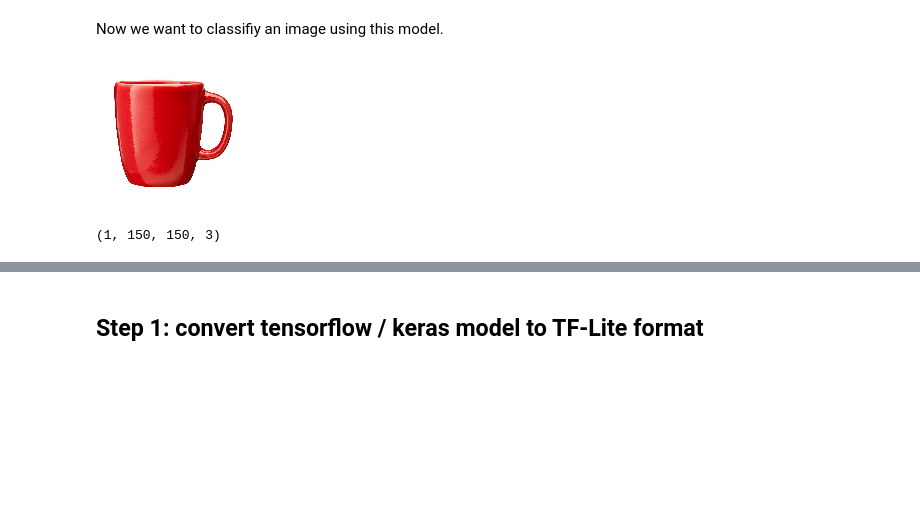
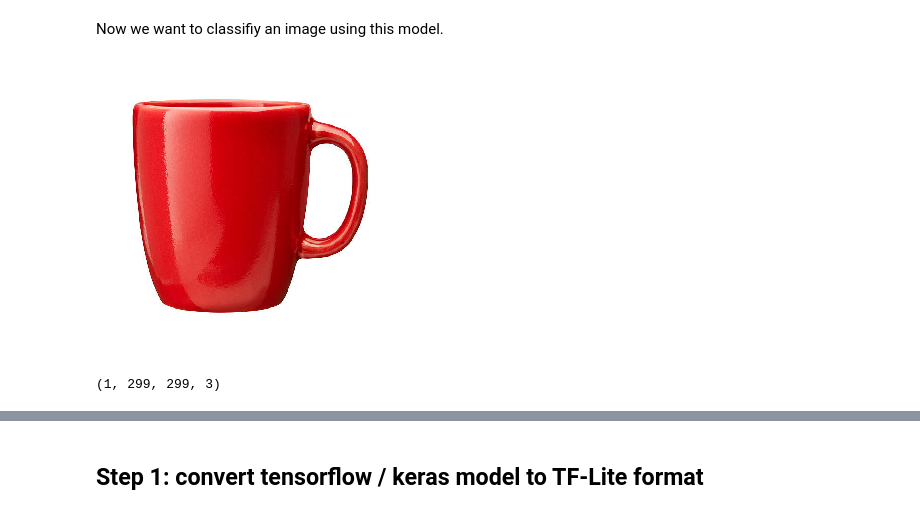
Before and after one commit to bhasarma/kitchenware-classification-project, a Jupyter notebook: notebook-serverless-deployment.ipynb, the cells around one changed output, grey strips where cells are left out. Drawn from its saved outputs; the diff is of its cells as text; code cells hidden in the pictures; blank space fills up the shorter version.

```diff
--- a/notebook-serverless-deployment.ipynb
+++ b/notebook-serverless-deployment.ipynb
@@ -62,10 +50,10 @@ from tensorflow.keras.preprocessing.image import load_img
 from tensorflow.keras.applications.xception import preprocess_input
 import numpy as np
 # %%
-img = load_img('test-image.jpg', target_size =(150,150))
+img = load_img('test-image.jpg', target_size =(299,299))
 img
 # %% [output]
-[figure, old version]
+[figure, new version]
 # %%
 X = np.array(img)
 X = np.array([X])
@@ -73,7 +61,7 @@ X = preprocess_input(X)
 # %%
 X.shape
 # %% [output]
-(1, 150, 150, 3)
+(1, 299, 299, 3)
 # %%
 preds = model.predict(X)
 preds
```
Also changed, not shown: parts of 19 cells of this notebook.
